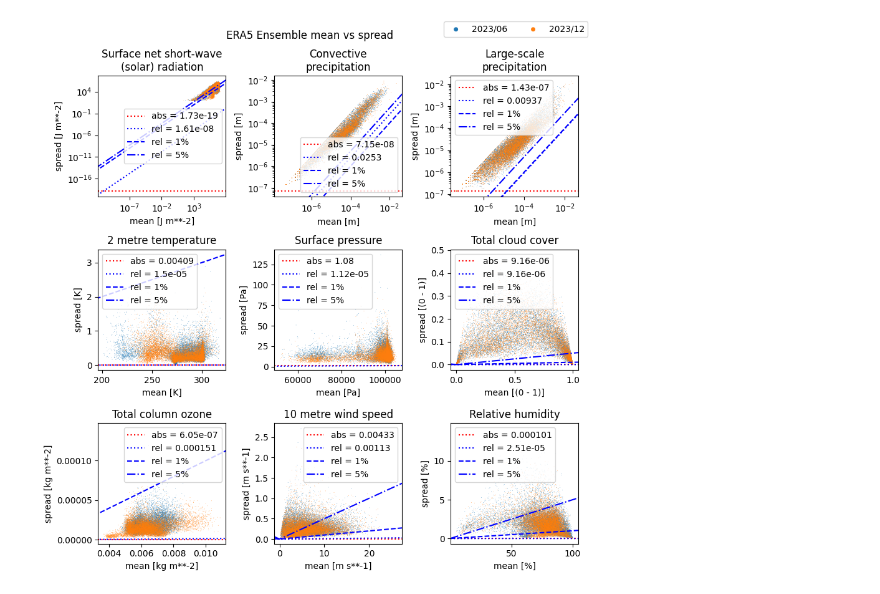
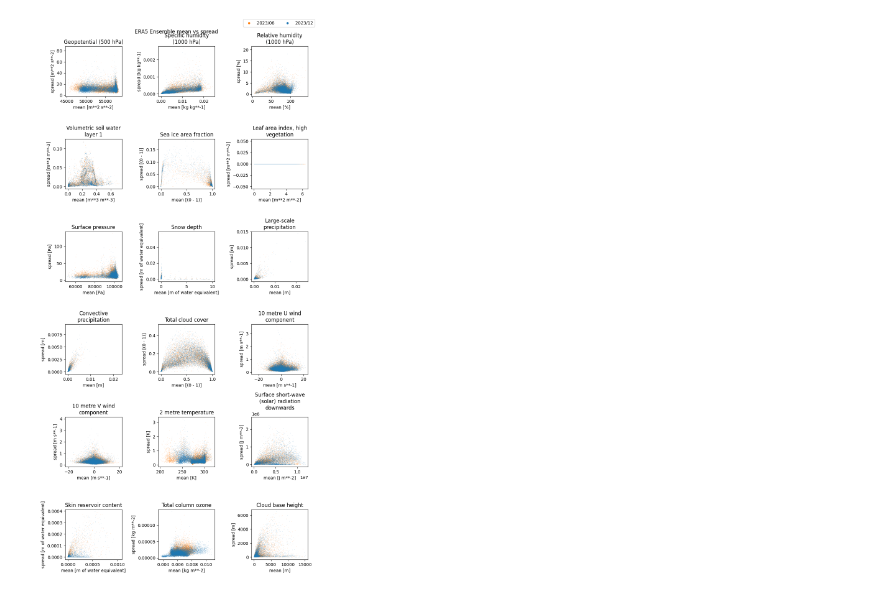
Before and after one commit to juntyr/era5-ensemble-compression-tolerance, a Jupyter notebook: mean-spread.ipynb, the cells around one changed output. Cells and saved outputs as stored; diff of their text form; code cells hidden in the pictures.

```diff
--- a/mean-spread.ipynb
+++ b/mean-spread.ipynb
@@ -47,0 +14,22 @@ Data variables:
+# %%
+ds_1000hPa_mean = xr.open_dataset("data/1000hPa-mean.nc", chunks={})
+ds_1000hPa_spread = xr.open_dataset("data/1000hPa-spread.nc", chunks={})
+# %%
+ds_depth_mean = xr.open_dataset("data/depth-mean.nc", chunks={})
+ds_depth_spread = xr.open_dataset("data/depth-spread.nc", chunks={})
+# %%
+ds_surface_mean = xr.open_dataset("data/surface-mean.nc", chunks={})
+ds_surface_spread = xr.open_dataset("data/surface-spread.nc", chunks={})
+# %%
+ds_mean = xr.Dataset({
+    **{v: da.squeeze().drop_vars("pressure_level").assign_attrs(long_name=f"{da.long_name} (500 hPa)") for v, da in ds_500hPa_mean.items()},
+    **{v: da.squeeze().drop_vars("pressure_level").assign_attrs(long_name=f"{da.long_name} (1000 hPa)") for v, da in ds_1000hPa_mean.items()},
+    **ds_depth_mean,
+    **ds_surface_mean,
+})
+ds_spread = xr.Dataset({
+    **{v: da.squeeze().drop_vars("pressure_level").assign_attrs(long_name=f"{da.long_name} (500 hPa)") for v, da in ds_500hPa_spread.items()},
+    **{v: da.squeeze().drop_vars("pressure_level").assign_attrs(long_name=f"{da.long_name} (1000 hPa)") for v, da in ds_1000hPa_spread.items()},
+    **ds_depth_spread,
+    **ds_surface_spread,
+})
@@ -100,14 +85,14 @@ def plot_ensemble_mean_spread(ds, key, ax, sample=slice(None)):
     return handles
 # %%
-fig, axs = plt.subplots(3, 3, figsize=(9, 9))
+fig, axs = plt.subplots(6, 3, figsize=(9, 18))
 fig.suptitle("ERA5 Ensemble mean vs spread")
 
-for key, ax in zip(ds2, axs.flatten()):
-    handles = plot_ensemble_mean_spread(ds2, key, ax, sample=slice(0, None, 5000))
+for key, ax in zip(tqdm(ds_mean), axs.flatten()):
+    handles = plot_ensemble_mean_spread(key, ax, sample=slice(0, None, 5000))
 
 fig.legend(handles=handles, loc="upper right", ncols=len(handles), markerscale=10)
 
 fig.tight_layout()
 plt.show()
 # %% [output]
-[figure, old version]
+[figure, new version]
```
Also changed, not shown: parts of 10 cells of this notebook, 3 other files.
